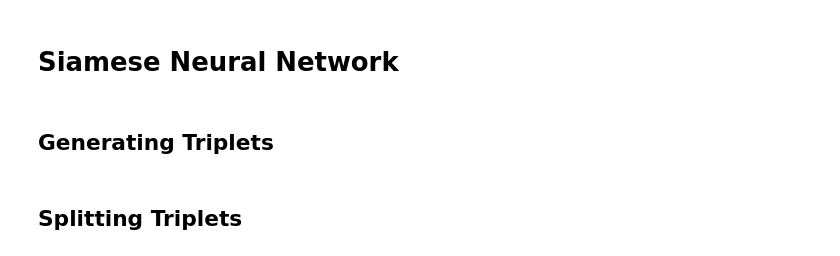
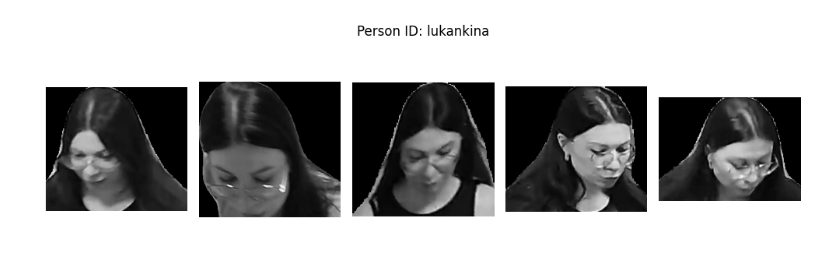
Before and after one commit to Tarasqua/prime_human_recognition, a Jupyter notebook: source/face_recognition.ipynb, the cells around one changed output. Drawn from its saved outputs; the diff is of its cells as text; code cells hidden in the pictures.

```diff
--- a/source/face_recognition.ipynb
+++ b/source/face_recognition.ipynb
@@ -57,0 +32,3 @@ explore_folder(DATASET)
+# %%
+DATASET = Path.cwd().parents[0] / 'resources' / 'data' / 'preprocessed_grayscale'
+logger.success('Dataset found') if (exists := os.path.exists(DATASET)) else logger.error('Dataset not found')
@@ -58,29 +37,34 @@ explore_folder(DATASET)
 # %%
-def visualize_sample_images(folder_path):
-    num_images = len(os.listdir(folder_path))
+def visualize_sample_images(folder_path: str, max_images: int = 5) -> None:
+    """
+    Визуализируем изображения в папке.
+    :param folder_path: Путь до папки.
+    :param max_images: Максимальное количество изображений.
+    :return: None.
+    """
+    images = os.listdir(folder_path)[:max_images]
+    num_images = len(images)
     num_rows = (num_images + 4) // 5
     num_cols = min(num_images, 5)
 
     fig, axes = plt.subplots(num_rows, num_cols, figsize=(10, 3 * num_rows))
 
-    for i, image_name in enumerate(os.listdir(folder_path)):
+    for i, image_name in enumerate(images):
         image_path = os.path.join(folder_path, image_name)
         sample_image = cv2.imread(image_path)
         sample_image = cv2.cvtColor(sample_image, cv2.COLOR_BGR2RGB)
 
         row = i // num_cols
         col = i % num_cols
-
         if num_rows == 1:
-              ax = axes[col]
+            ax = axes[col]
         else:
             ax = axes[row, col]
-
         ax.imshow(sample_image)
         ax.axis('off')
 
     for ax in axes.flat[num_images:]:
-          ax.remove()
+        ax.remove()
 
     plt.suptitle(f'Person ID: {os.path.basename(folder_path)}')
     plt.tight_layout()
@@ -96,5 +72,5 @@ visualize_sample_images(folder_path)
-# %% [markdown]
-# Siamese Neural Network
-# %% [markdown]
-## Generating Triplets
+# %%
+visualize_sample_images(random.choice([os.path.join(DATASET, folder_name) for folder_name in os.listdir(DATASET)]))
+# %% [output]
+[figure, added]
 # %%
@@ -136,2 +107,0 @@ anchors, positives, negatives = triplets(person_folders)
-# %% [markdown]
-## Splitting Triplets
```
Also changed, not shown: parts of 56 cells of this notebook, 2 other files.
